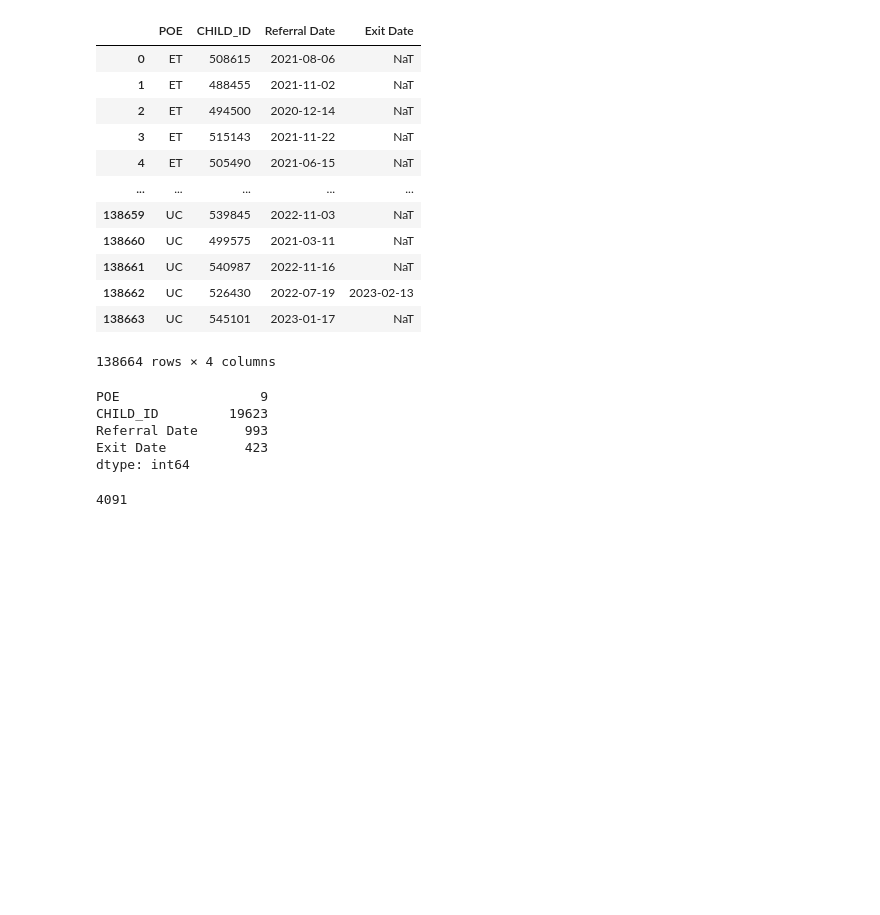
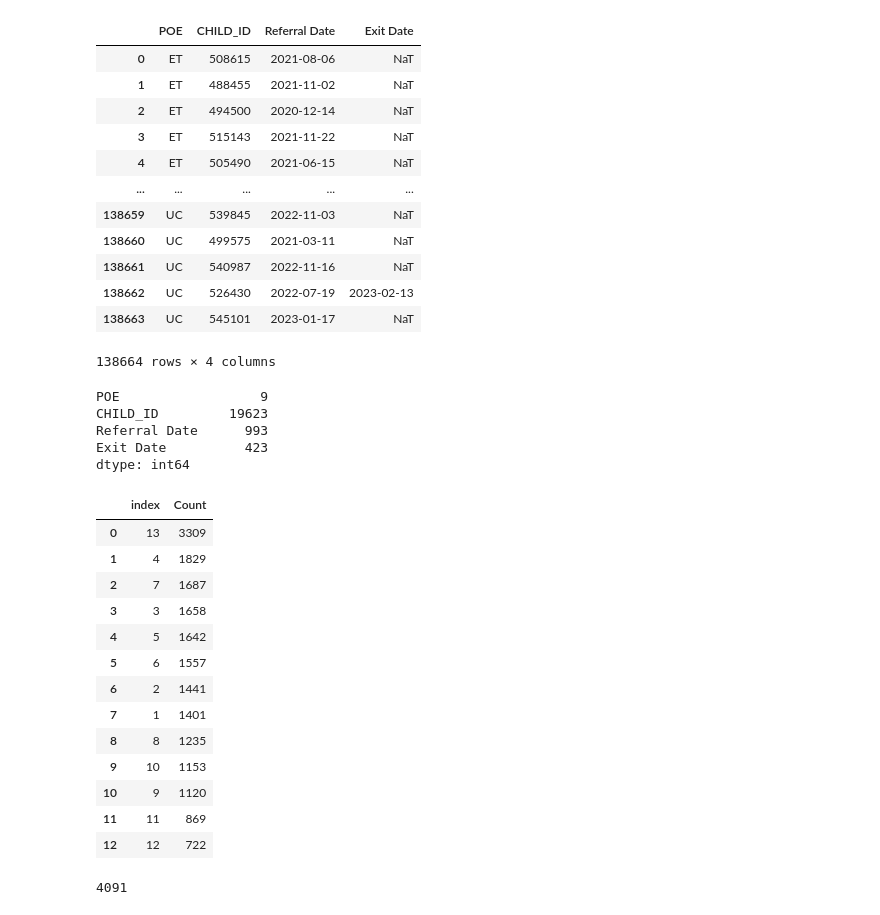
Before and after one commit to NSS-Data-Analytics-Cohort-8/teis_da8_1-dadboddenims, a Jupyter notebook: notebook/teis_data_explora.ipynb, the cells around one changed output. Saved outputs shown, nothing was run; the diff lists cells and outputs as text; code cells hidden in the pictures; blank space fills up the shorter version.

```diff
--- a/notebook/teis_data_explora.ipynb
+++ b/notebook/teis_data_explora.ipynb
@@ -49,6 +49,27 @@ CHILD_ID         19623
 Referral Date      993
 Exit Date          423
 dtype: int64
+# %%
+kidzz = child_df['CHILD_ID'].value_counts().reset_index()
+# %%
+kidzz.columns=['CHILD_ID','Count']
+# %%
+kidzz['Count'].value_counts().reset_index()
+# %% [output]
+|  | index | Count |
+| 0 | 13 | 3309 |
+| 1 | 4 | 1829 |
+| 2 | 7 | 1687 |
+| 3 | 3 | 1658 |
+| 4 | 5 | 1642 |
+| 5 | 6 | 1557 |
+| 6 | 2 | 1441 |
+| 7 | 1 | 1401 |
+| 8 | 8 | 1235 |
+| 9 | 10 | 1153 |
+| 10 | 9 | 1120 |
+| 11 | 11 | 869 |
+| 12 | 12 | 722 |
 # %%
 count_covisit = teis_df['IFSP Teaming ID name'].value_counts()['Co-Visit']
 # %%
```
Also changed, not shown: parts of 2 cells of this notebook.
